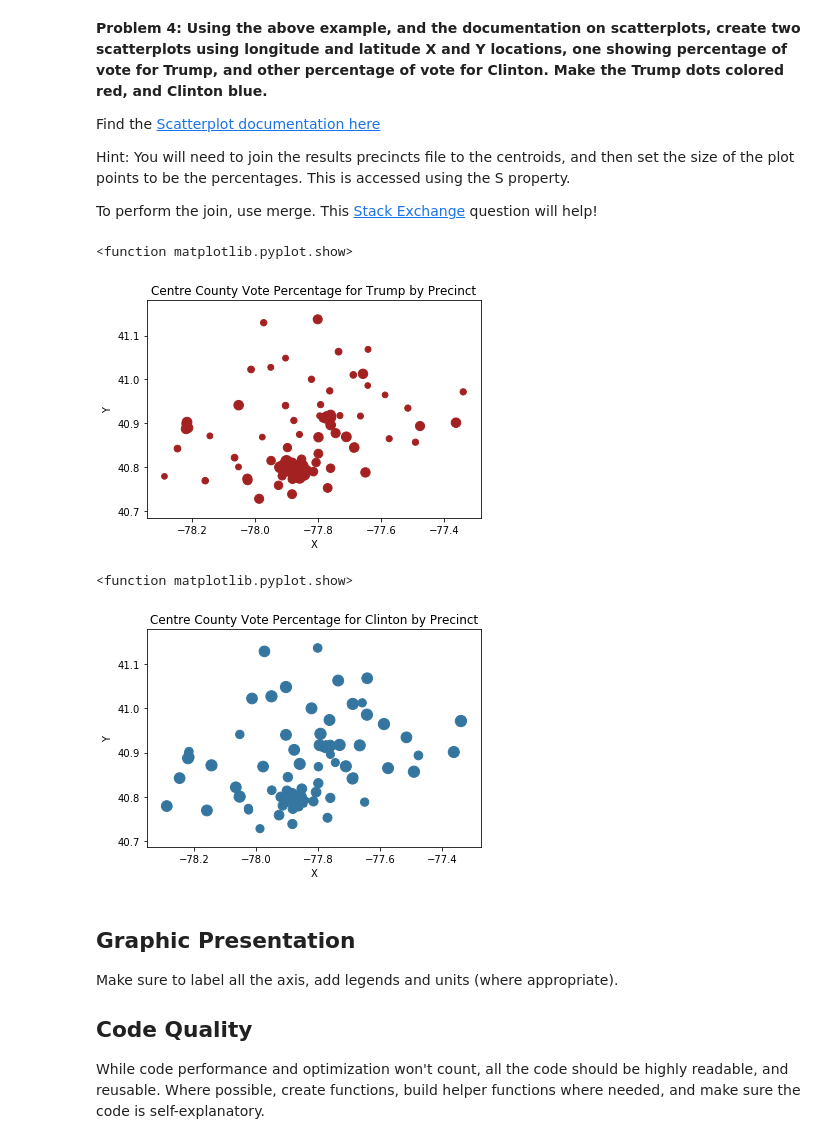
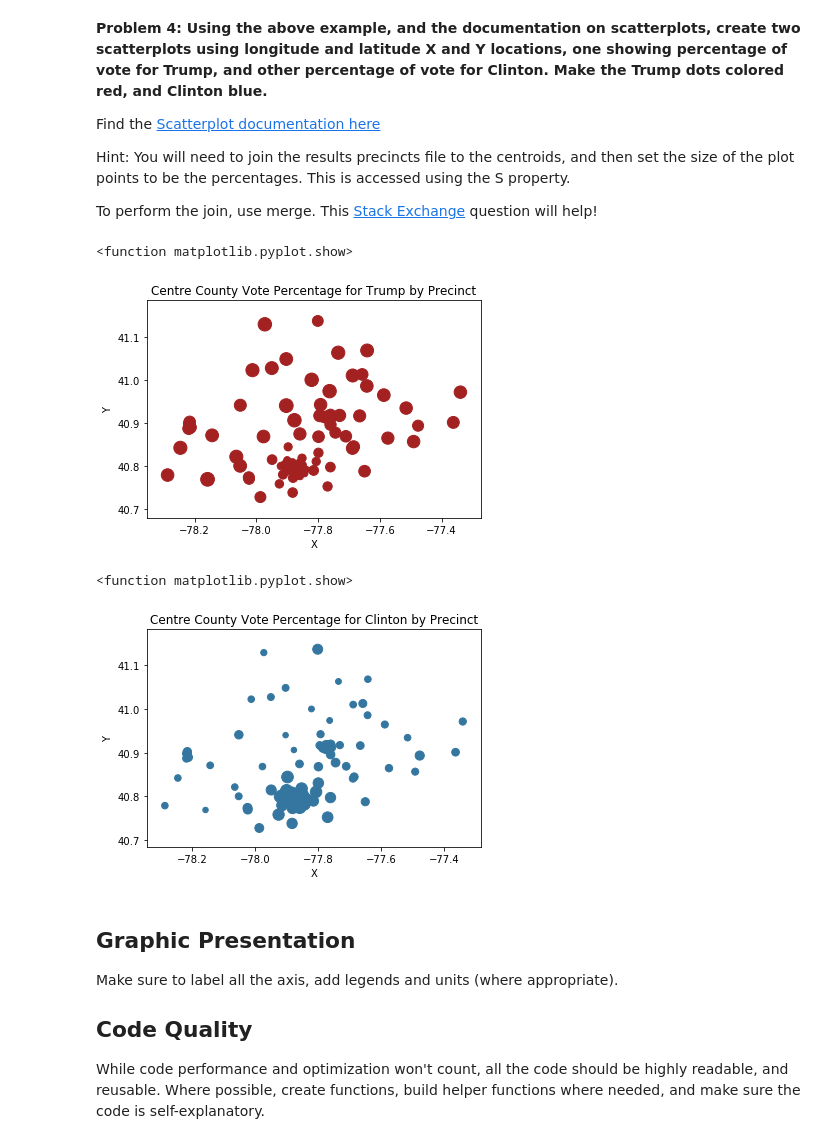
Before and after one commit to jttarleton/big-data-spring2017, a Jupyter notebook: week3/PSET_2_Pandas.ipynb, the cells around one changed output. Drawn from its saved outputs; the diff is of its cells as text; code cells hidden in the pictures.

```diff
--- a/week3/PSET_2_Pandas.ipynb
+++ b/week3/PSET_2_Pandas.ipynb
@@ -273,35 +273,35 @@ To perform the join, use merge. This [Stack Exchange](http://stackoverflow.com/q
 
 #Filtering results by contest and candidate to get only Trump
 df_prespct = df_results[(df_results['Contest'] == "PRESIDENTIAL ELECTORS")]
 
 df_trump = df_prespct[(df_prespct['Candidate'] == "DONALD J TRUMP,  PRESIDENT")]
 
 #Filtering further for only the precincts and Trumps winning percentages
 df_trumpfiltered = df_trump[["PrecNo","PctCnt"]].astype(int)
 
 #Changing the index to precinct
 df_trumpfiltered.set_index('PrecNo', drop=True, inplace=True)
 
 #Renaming the index
 df_trumpfiltered.index.names = ['Precint']
 
 #Filtering precinct locations to just get columns for X, Y, and precinct number
 df_precincts = df_precinct_locations[["X","Y","Precinct"]]
 
 #Setting the precinct location data frame index to precinct
 df_precincts.set_index('Precinct', drop=True, inplace=True)
 
 #Merging those puppies
 df_mergedtrump = df_precincts.merge(df_trumpfiltered, left_index=True, right_index=True)
 #Code for adding log to a column df_mergedtrumplog = df_mergedtrump.assign(log = np.log(df_mergedtrump['PctCnt']))
 
-df_mergedtrump.plot.scatter(x="X",y="Y", c="#a32121", s=df_mergedtrump['PctCnt']^100)
+df_mergedtrump.plot.scatter(x="X",y="Y", c="#a32121", s=df_mergedtrump['PctCnt']**1.2)
 
 plt.title('Centre County Vote Percentage for Trump by Precinct')
 plt.show
 # %% [output]
 <function matplotlib.pyplot.show>
-[figure, old version]
+[figure, new version]
 # %%
 # Map 2: Votes for Clinton
 # Add your code below:
@@ -323,14 +323,14 @@ df_clintonfiltered.index.names = ['Precint']
 df_mergedclinton = df_precincts.merge(df_clintonfiltered, left_index=True, right_index=True)
 #Code for adding log to a column df_mergedclintonlog = df_mergedclinton.assign(log = np.log(df_mergedclinton['PctCnt']))
 
-df_mergedclinton.plot.scatter(x="X",y="Y", c="#34769f", s=df_mergedclinton['PctCnt']^100)
+df_mergedclinton.plot.scatter(x="X",y="Y", c="#34769f", s=df_mergedclinton['PctCnt']**1.2)
 
 plt.title('Centre County Vote Percentage for Clinton by Precinct')
 
 plt.show
 # %% [output]
 <function matplotlib.pyplot.show>
-[figure, old version]
+[figure, new version]
 # %% [markdown]
 ## Graphic Presentation
 
```
